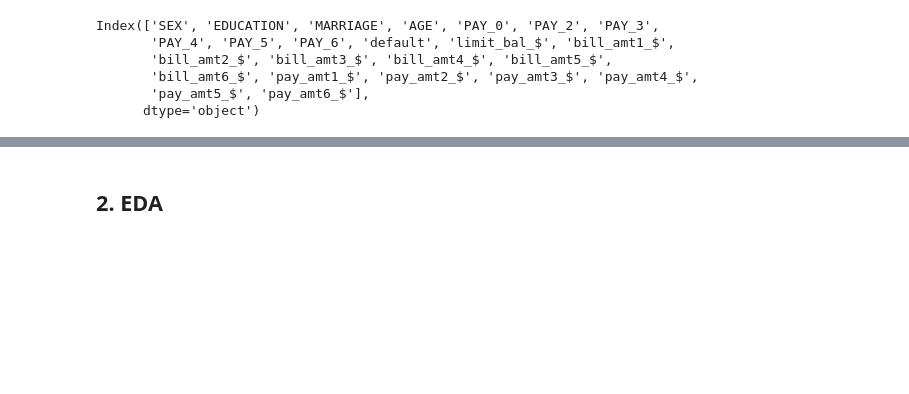
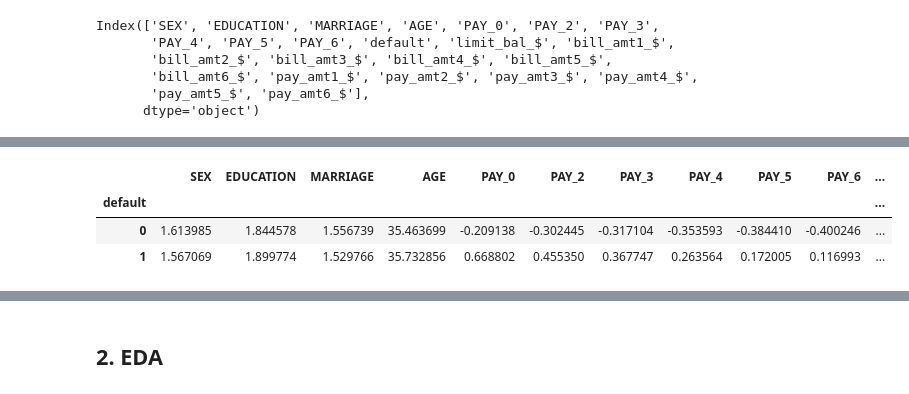
Before and after one commit to Pietrassyk/P_4_2_Risk_Classification, a Jupyter notebook: classification-assessment-mini-project.ipynb, the cells around one changed output, grey strips where cells are left out. Drawn from its saved outputs; the diff is of its cells as text; code cells hidden in the pictures; blank space fills up the shorter version.

```diff
--- a/classification-assessment-mini-project.ipynb
+++ b/classification-assessment-mini-project.ipynb
@@ -133 +133,8 @@ sns.scatterplot(df['PAY_0'],y, y_jitter = True ,x_jitter = True)
+# %%
+df.groupby(["default"]).mean()
+# %% [output]
+|  | SEX | EDUCATION | MARRIAGE | AGE | PAY_0 | PAY_2 | PAY_3 | PAY_4 | PAY_5 | PAY_6 | ... |
+| default |  |  |  |  |  |  |  |  |  |  | ... |
+| 0 | 1.613985 | 1.844578 | 1.556739 | 35.463699 | -0.209138 | -0.302445 | -0.317104 | -0.353593 | -0.384410 | -0.400246 | ... |
+| 1 | 1.567069 | 1.899774 | 1.529766 | 35.732856 | 0.668802 | 0.455350 | 0.367747 | 0.263564 | 0.172005 | 0.116993 | ... |
 # %%
```
Also changed, not shown: parts of 47 cells of this notebook, 1 other file.
